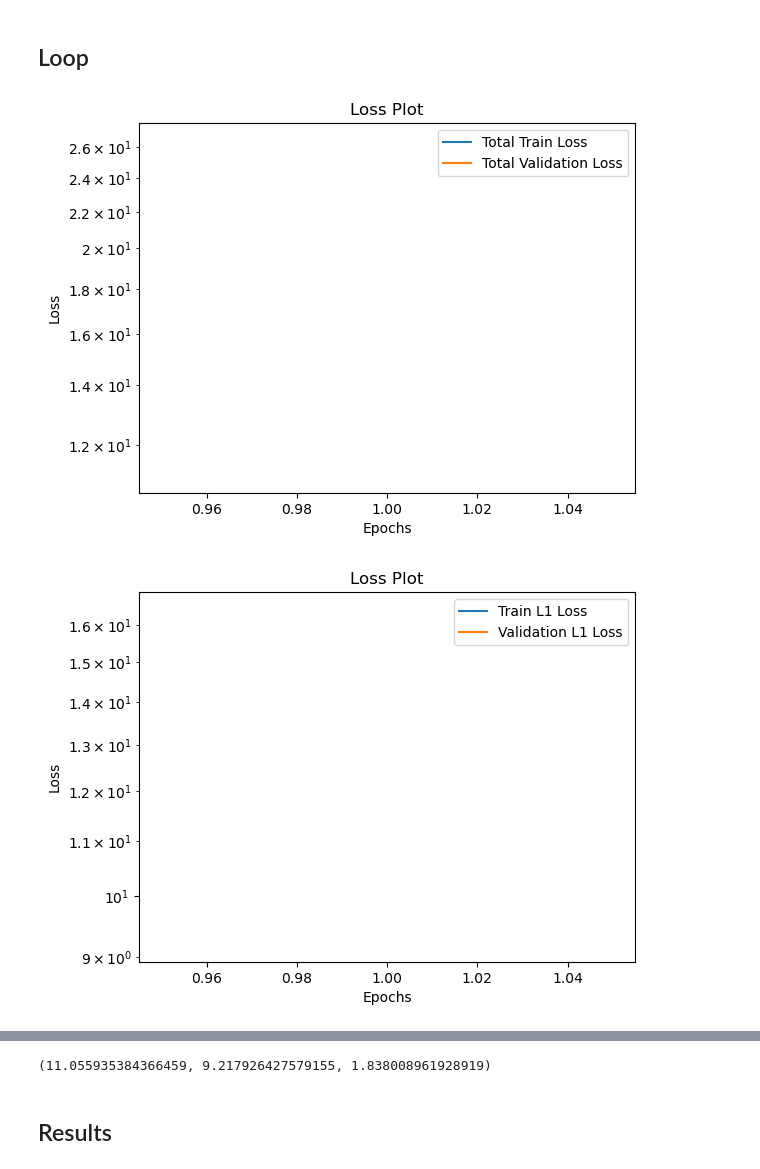
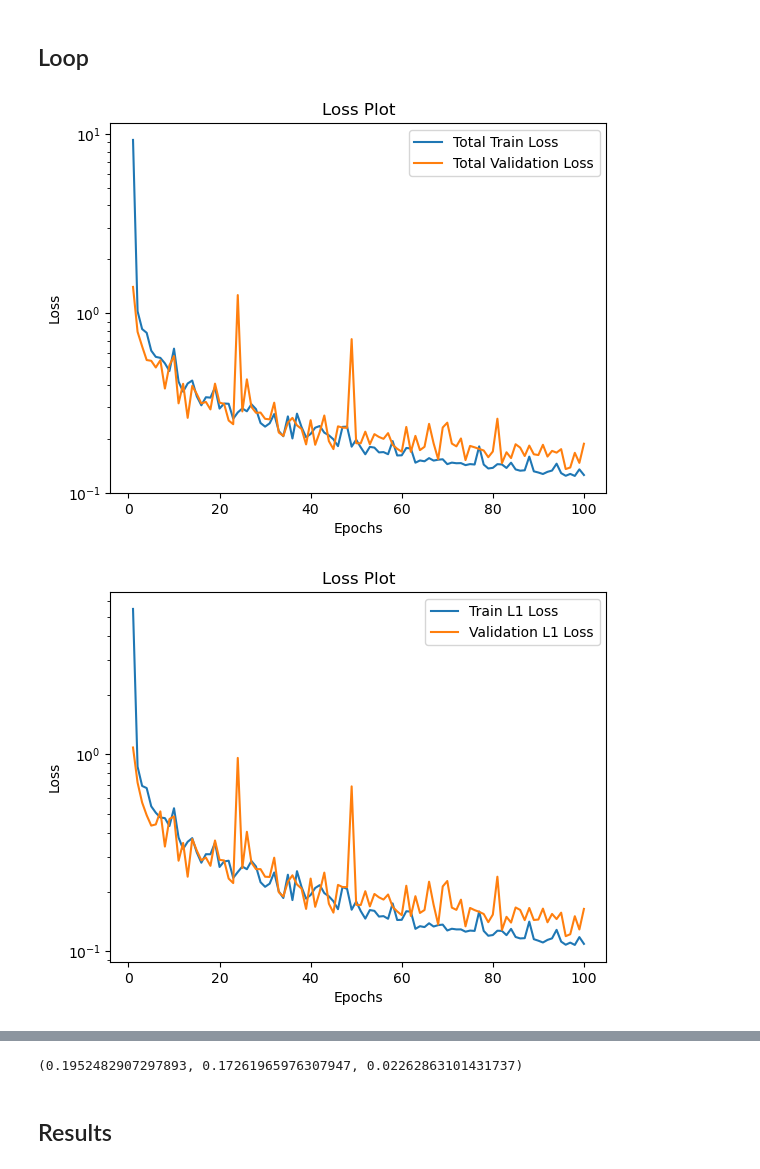
Before and after one commit to jonahmougoue/Quantum-ML-Models, a Jupyter notebook: Part2/predict_wavefunction.ipynb, the cells around one changed output, grey strips where cells are left out. Cells and saved outputs as stored; diff of their text form; code cells hidden in the pictures.

Commit message:
Run over 100 epochs

```diff
--- a/Part2/predict_wavefunction.ipynb
+++ b/Part2/predict_wavefunction.ipynb
@@ -69,7 +69,8 @@ def wavefunction_test(model:nn.Module,
                       target:str='wavefunction2',
                       validate:bool=False,
                       device:str='cuda',
-                      verbose=False)->tuple:
+                      verbose=False,
+                      display=False)->tuple:
     """
     Testing loop for WavefunctionCNN
     :param model: Model used for testing
@@ -81,6 +82,7 @@ def wavefunction_test(model:nn.Module,
     :param validate: True if
     :param device: CPU or CUDA
     :param verbose: True to print loss per epoch
+    :param display: True to display tqdm subbars
     :return: Tuple containing loss from loss_fn, L1Loss, and energy_loss_fn
     """
     model.eval()
@@ -91,7 +93,7 @@ def wavefunction_test(model:nn.Module,
     test_type = 'Validation' if validate else 'Test'
 
     with torch.inference_mode():
-        for data in tqdm(dataloader,unit='batches',desc=f'{test_type} Loop', leave=False):
+        for data in tqdm(dataloader,unit='batches',desc=f'{test_type} Loop',leave=False,display=display):
             X = data[input].to(device)
             y = data[target].to(device)
             energy = data['energy'].to(device)
@@ -124,7 +126,8 @@ def wavefunction_train(model:nn.Module,
                        input:str='potential',
                        target:str='wavefunction2',
                        device:str='cuda',
-                       verbose=False)->None:
+                       verbose=False,
+                       display=False)->None:
     """
     Training loop for WavefunctionCNN
     :param model: Model used for training
@@ -138,6 +141,7 @@ def wavefunction_train(model:nn.Module,
     :param target: Type of image the model will predict
     :param device: CPU or CUDA
     :param verbose: True to print loss per epoch
+    :param display: True to display tqdm subbars
     :return: None
     """
 
@@ -157,7 +161,7 @@ def wavefunction_train(model:nn.Module,
         total_losses = []
         l1losses = []
         energy_losses = []
-        for data in tqdm(train_dataloader,unit='batches',desc='Training Loop',leave=False,position=1):
+        for data in tqdm(train_dataloader,unit='batches',desc='Training Loop',leave=False,position=1,display=display):
             optimizer.zero_grad()
             X = data[input].to(device)
             y = data[target].to(device)
@@ -200,7 +204,7 @@ def wavefunction_train(model:nn.Module,
             result_text += f"""\nTrain Energy Loss: {avg_energy_loss}"""
         if verbose:
             tqdm.write(result_text)
-        validation_loss,val_l1loss,val_energy_loss = wavefunction_test(model,validation_dataloader,loss_fn,energy_loss_fn,input=input,target=target,validate=True,device=device,verbose=verbose)
+        validation_loss,val_l1loss,val_energy_loss = wavefunction_test(model,validation_dataloader,loss_fn,energy_loss_fn,input=input,target=target,validate=True,device=device,verbose=verbose,display=display)
 
         test_loss_change.append(validation_loss)
         val_l1loss_change.append(val_l1loss)
@@ -216,25 +220,25 @@ def wavefunction_train(model:nn.Module,
 # %%
 from wavefunction_unet import WavefunctionUNet
 from energy_loss import EnergyLoss
 
 device = 'cuda' if torch.cuda.is_available() else 'cpu'
-#model = WavefunctionUNet(channels=[16,32,64,128,256,512]).to(device)
-model = WavefunctionUNet(channels=[16]).to(device)
+model = WavefunctionUNet(channels=[16,32,64,128,256,512]).to(device)
 
 
 optimizer = torch.optim.Adam(model.parameters(),lr=0.0001)
 loss_fn = nn.L1Loss(reduction='sum')
 
 dx = 0.15625 #Constant determined in README.md
 energy_loss_fn = EnergyLoss(alpha=1,gamma=0,dx=dx,loss_fn=nn.L1Loss(reduction='sum'))
-epochs = 1
+epochs = 100
 
 input = 'potential'
 target = 'wavefunction2'
 verbose = False
+display = False
 
-wavefunction_train(model,epochs,train_dataloader,validation_dataloader,optimizer,loss_fn,energy_loss_fn,input=input,target=target,device=device,verbose=verbose)
-wavefunction_test(model,test_dataloader,loss_fn,energy_loss_fn,input=input,target=target,validate=False,device=device,verbose=verbose)
+wavefunction_train(model,epochs,train_dataloader,validation_dataloader,optimizer,loss_fn,energy_loss_fn,input=input,target=target,device=device,verbose=verbose,display=display)
+wavefunction_test(model,test_dataloader,loss_fn,energy_loss_fn,input=input,target=target,validate=False,device=device,verbose=verbose,display=display)
 # %% [output]
-[figure, old version]
+[figure, new version]
-[figure, old version]
+[figure, new version]
@@ -245,2 +249,2 @@ Test Energy Loss: 1.838008961928919
-(11.055935384366459, 9.217926427579155, 1.838008961928919)
+(0.1952482907297893, 0.17261965976307947, 0.02262863101431737)
 # %%
```
Also changed, not shown: parts of 4 cells of this notebook.
